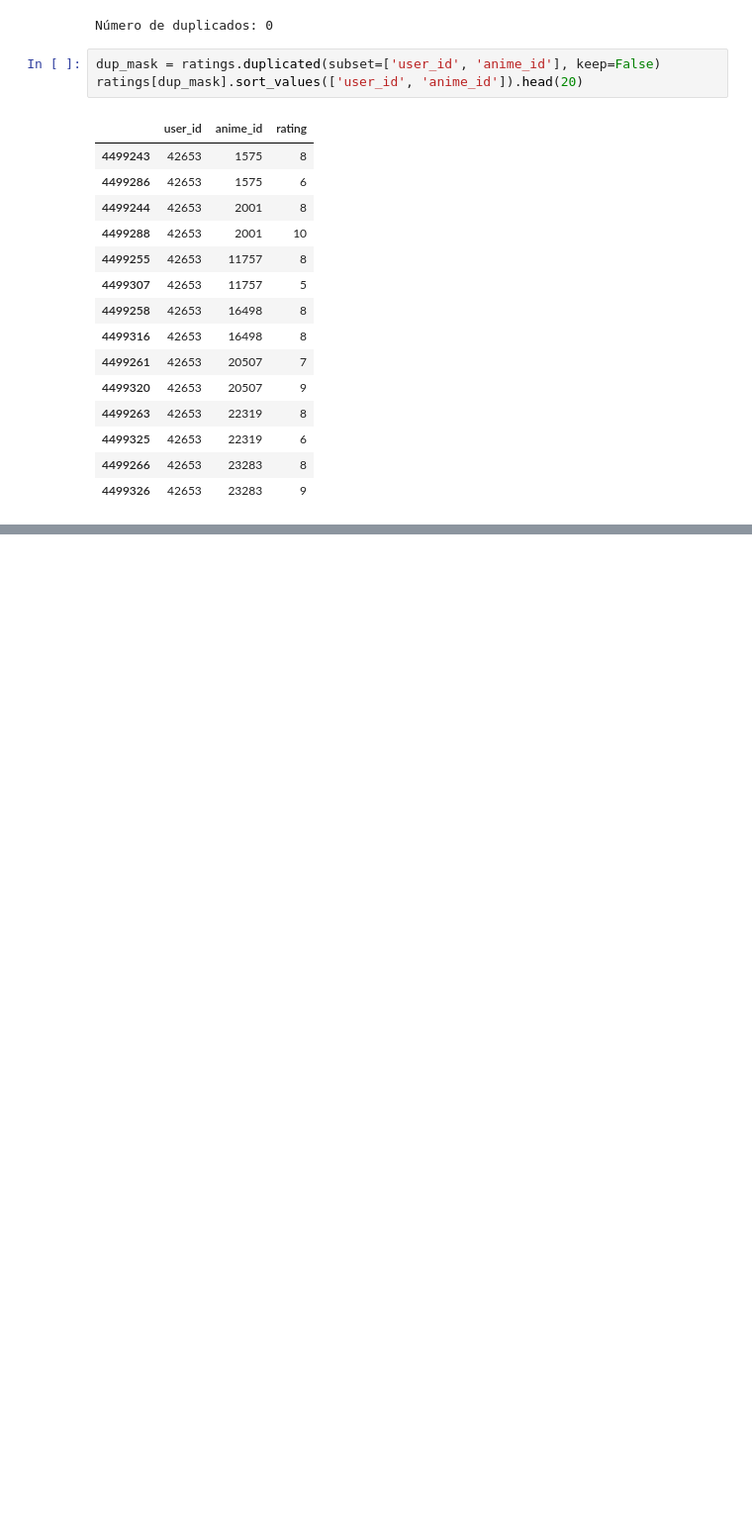
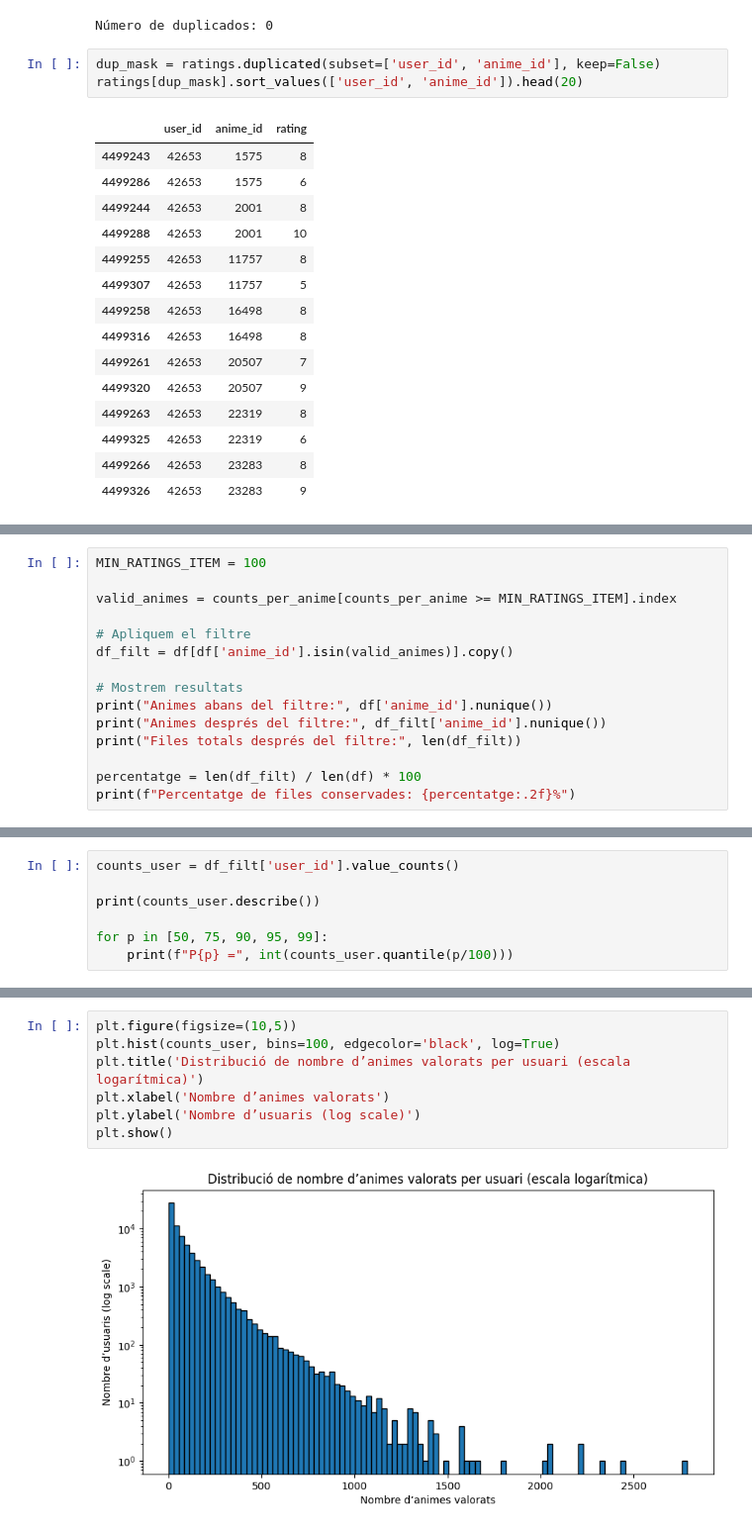
Before and after one commit to Devloy3/Ejercicio_Anime, a Jupyter notebook: recomendar_anime.ipynb, the cells around one changed output, grey strips where cells are left out. Shown: that part at 99% size. Saved outputs shown, nothing was run; the diff lists cells and outputs as text; blank space fills up the shorter version.

```diff
--- a/recomendar_anime.ipynb
+++ b/recomendar_anime.ipynb
@@ -140,0 +178,15 @@ ratings.head()
+# %%
+MIN_RATINGS_ITEM = 100
+
+valid_animes = counts_per_anime[counts_per_anime >= MIN_RATINGS_ITEM].index
+
+# Apliquem el filtre
+df_filt = df[df['anime_id'].isin(valid_animes)].copy()
+
+# Mostrem resultats
+print("Animes abans del filtre:", df['anime_id'].nunique())
+print("Animes després del filtre:", df_filt['anime_id'].nunique())
+print("Files totals després del filtre:", len(df_filt))
+
+percentatge = len(df_filt) / len(df) * 100
+print(f"Percentatge de files conservades: {percentatge:.2f}%")
@@ -140,0 +204,7 @@ ratings.head()
+# %%
+counts_user = df_filt['user_id'].value_counts()
+
+print(counts_user.describe())
+
+for p in [50, 75, 90, 95, 99]:
+    print(f"P{p} =", int(counts_user.quantile(p/100)))
@@ -140,0 +226,9 @@ ratings.head()
+# %%
+plt.figure(figsize=(10,5))
+plt.hist(counts_user, bins=100, edgecolor='black', log=True)
+plt.title('Distribució de nombre d’animes valorats per usuari (escala logarítmica)')
+plt.xlabel('Nombre d’animes valorats')
+plt.ylabel('Nombre d’usuaris (log scale)')
+plt.show()
+# %% [output]
+[figure, added]
```
Also changed, not shown: parts of 19 cells of this notebook.
